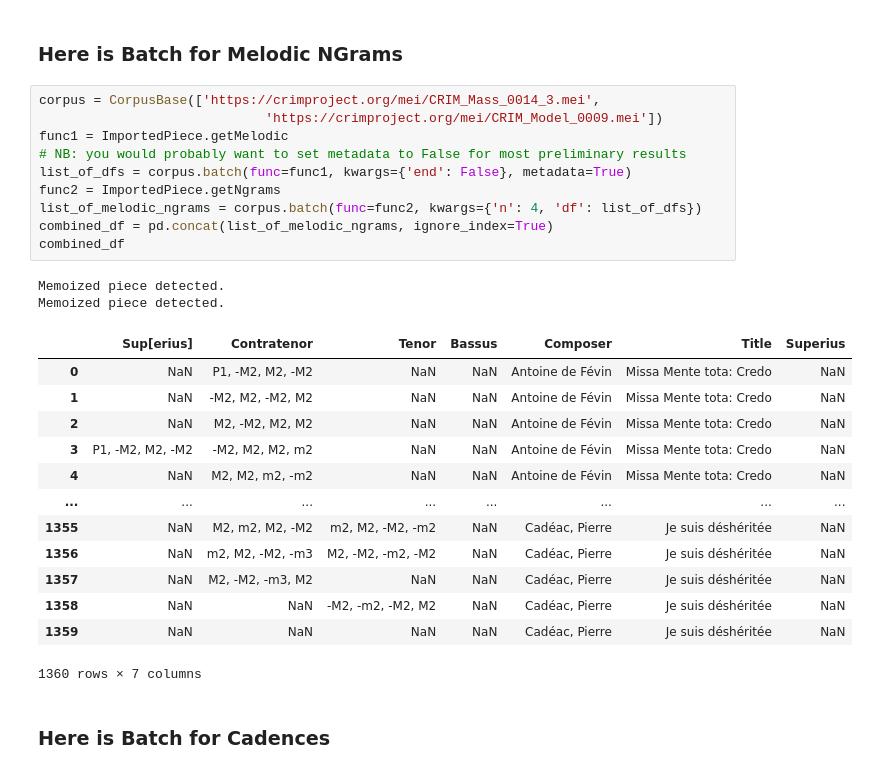
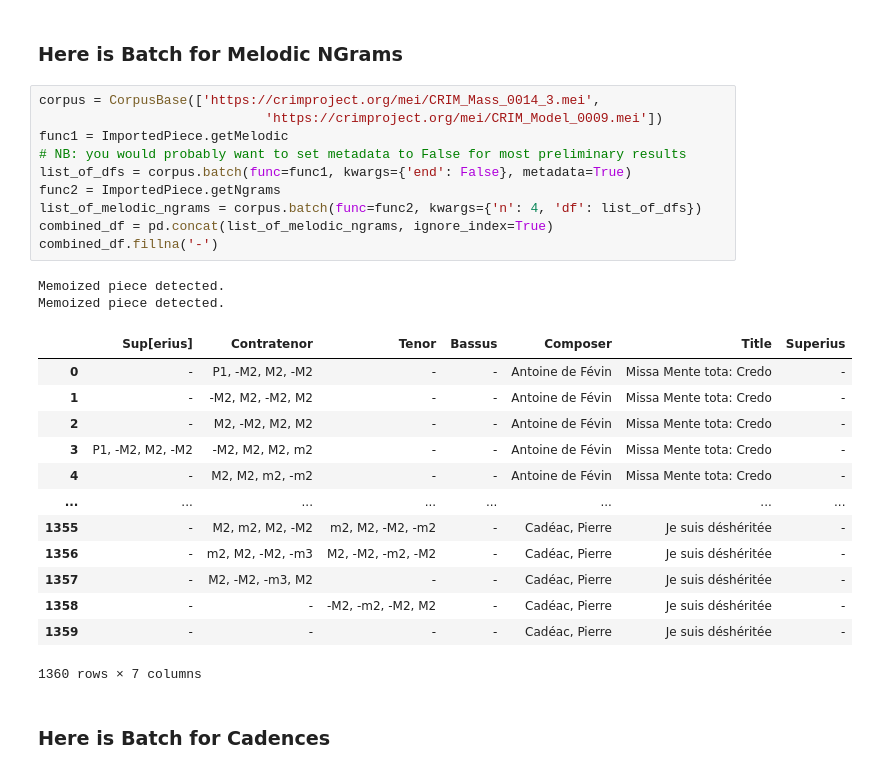
Before and after one commit to RichardFreedman/CRIM_JHUB, a Jupyter notebook: CRIM_11_Batch_Methods.ipynb, the cells around one changed output. Cells and saved outputs as stored; diff of their text form.

```diff
--- a/CRIM_11_Batch_Methods.ipynb
+++ b/CRIM_11_Batch_Methods.ipynb
@@ -65,28 +63,28 @@ Successfully imported https://crimproject.org/mei/CRIM_Model_0009.mei
 # %%
 corpus = CorpusBase(['https://crimproject.org/mei/CRIM_Mass_0014_3.mei',
                              'https://crimproject.org/mei/CRIM_Model_0009.mei'])
 func1 = ImportedPiece.getMelodic
 # NB: you would probably want to set metadata to False for most preliminary results
 list_of_dfs = corpus.batch(func=func1, kwargs={'end': False}, metadata=True)
 func2 = ImportedPiece.getNgrams
 list_of_melodic_ngrams = corpus.batch(func=func2, kwargs={'n': 4, 'df': list_of_dfs})
 combined_df = pd.concat(list_of_melodic_ngrams, ignore_index=True)
-combined_df
+combined_df.fillna('-')
 # %% [output]
 Memoized piece detected.
 Memoized piece detected.
 |  | Sup[erius] | Contratenor | Tenor | Bassus | Composer | Title | Superius |
-| 0 | NaN | P1, -M2, M2, -M2 | NaN | NaN | Antoine de Févin | Missa Mente tota: Credo | NaN |
-| 1 | NaN | -M2, M2, -M2, M2 | NaN | NaN | Antoine de Févin | Missa Mente tota: Credo | NaN |
-| 2 | NaN | M2, -M2, M2, M2 | NaN | NaN | Antoine de Févin | Missa Mente tota: Credo | NaN |
-| 3 | P1, -M2, M2, -M2 | -M2, M2, M2, m2 | NaN | NaN | Antoine de Févin | Missa Mente tota: Credo | NaN |
-| 4 | NaN | M2, M2, m2, -m2 | NaN | NaN | Antoine de Févin | Missa Mente tota: Credo | NaN |
+| 0 | - | P1, -M2, M2, -M2 | - | - | Antoine de Févin | Missa Mente tota: Credo | - |
+| 1 | - | -M2, M2, -M2, M2 | - | - | Antoine de Févin | Missa Mente tota: Credo | - |
+| 2 | - | M2, -M2, M2, M2 | - | - | Antoine de Févin | Missa Mente tota: Credo | - |
+| 3 | P1, -M2, M2, -M2 | -M2, M2, M2, m2 | - | - | Antoine de Févin | Missa Mente tota: Credo | - |
+| 4 | - | M2, M2, m2, -m2 | - | - | Antoine de Févin | Missa Mente tota: Credo | - |
 | ... | ... | ... | ... | ... | ... | ... | ... |
-| 1355 | NaN | M2, m2, M2, -M2 | m2, M2, -M2, -m2 | NaN | Cadéac, Pierre | Je suis déshéritée | NaN |
-| 1356 | NaN | m2, M2, -M2, -m3 | M2, -M2, -m2, -M2 | NaN | Cadéac, Pierre | Je suis déshéritée | NaN |
-| 1357 | NaN | M2, -M2, -m3, M2 | NaN | NaN | Cadéac, Pierre | Je suis déshéritée | NaN |
-| 1358 | NaN | NaN | -M2, -m2, -M2, M2 | NaN | Cadéac, Pierre | Je suis déshéritée | NaN |
-| 1359 | NaN | NaN | NaN | NaN | Cadéac, Pierre | Je suis déshéritée | NaN |
+| 1355 | - | M2, m2, M2, -M2 | m2, M2, -M2, -m2 | - | Cadéac, Pierre | Je suis déshéritée | - |
+| 1356 | - | m2, M2, -M2, -m3 | M2, -M2, -m2, -M2 | - | Cadéac, Pierre | Je suis déshéritée | - |
+| 1357 | - | M2, -M2, -m3, M2 | - | - | Cadéac, Pierre | Je suis déshéritée | - |
+| 1358 | - | - | -M2, -m2, -M2, M2 | - | Cadéac, Pierre | Je suis déshéritée | - |
+| 1359 | - | - | - | - | Cadéac, Pierre | Je suis déshéritée | - |
 1360 rows × 7 columns
 # %% [markdown]
 ### Here is Batch for Cadences
```
Also changed, not shown: parts of 5 cells of this notebook, 10 other files.
